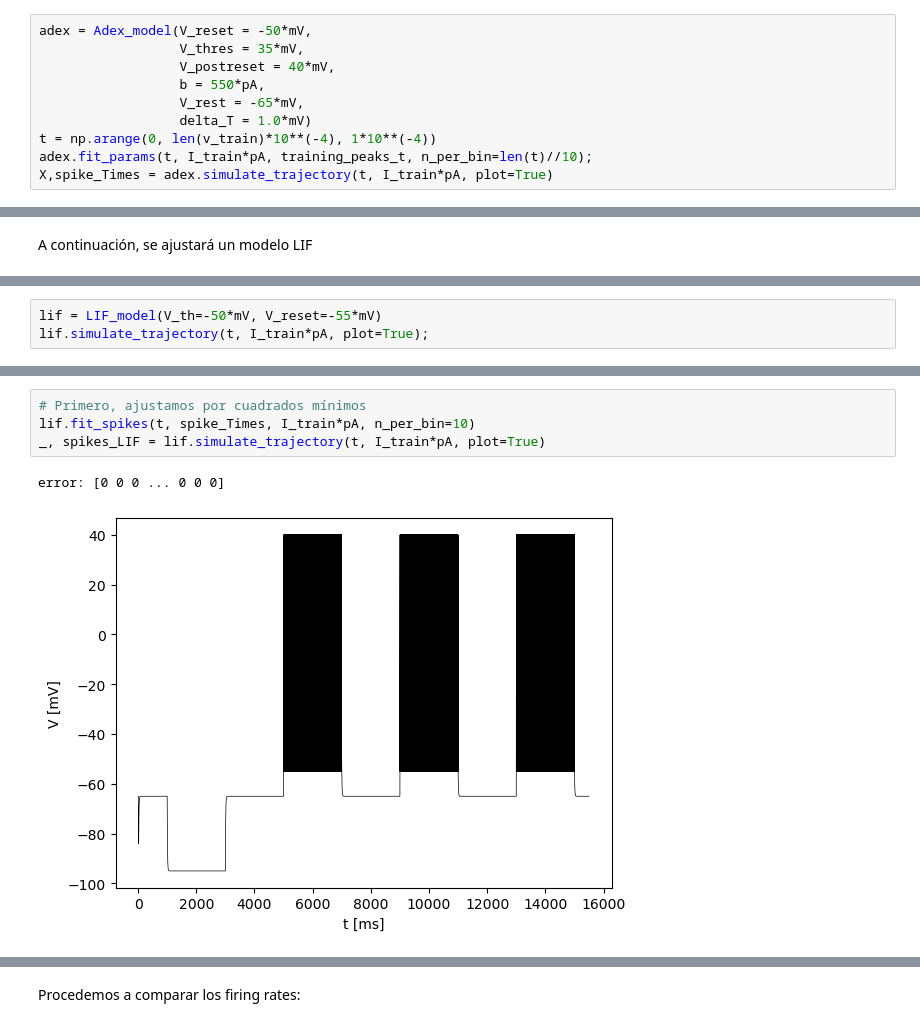
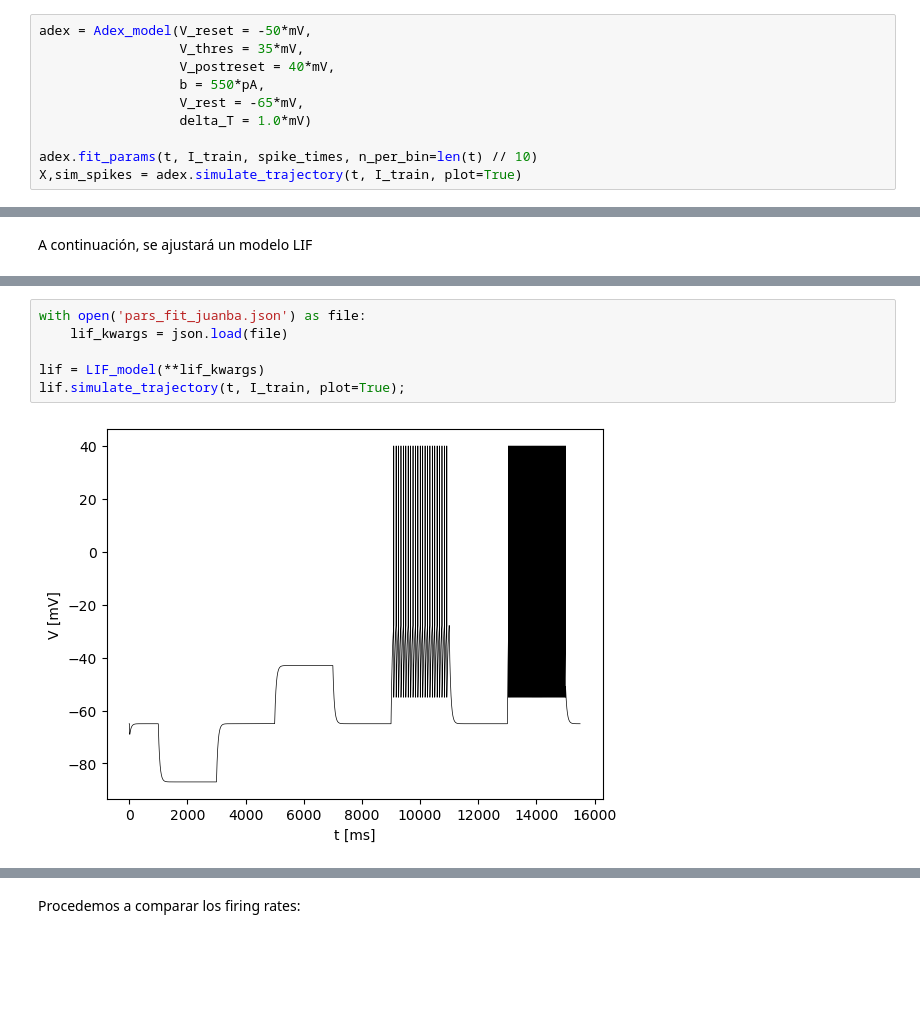
Before and after one commit to gonzagrau/Neuro-16-82, a Jupyter notebook: Trabajo Final/result_prelim_Grau_Gonzalez.ipynb, the cells around one changed output, grey strips where cells are left out. Cells and saved outputs as stored; diff of their text form; blank space fills up the shorter version.

```diff
--- a/Trabajo Final/result_prelim_Grau_Gonzalez.ipynb
+++ b/Trabajo Final/result_prelim_Grau_Gonzalez.ipynb
@@ -84,6 +92,6 @@ adex = Adex_model(V_reset = -50*mV,
                   b = 550*pA,
                   V_rest = -65*mV,
                   delta_T = 1.0*mV)
-t = np.arange(0, len(v_train)*10**(-4), 1*10**(-4))
-adex.fit_params(t, I_train*pA, training_peaks_t, n_per_bin=len(t)//10);
-X,spike_Times = adex.simulate_trajectory(t, I_train*pA, plot=True)
+
+adex.fit_params(t, I_train, spike_times, n_per_bin=len(t) // 10)
+X,sim_spikes = adex.simulate_trajectory(t, I_train, plot=True)
@@ -122,3 +116,0 @@ print(papafrita())
-# %%
-lif = LIF_model(V_th=-50*mV, V_reset=-55*mV)
-lif.simulate_trajectory(t, I_train*pA, plot=True);
@@ -127,9 +117,10 @@ lif.simulate_trajectory(t, I_train*pA, plot=True);
-# %%
-# Primero, ajustamos por cuadrados mínimos
-lif.fit_spikes(t, spike_Times, I_train*pA, n_per_bin=10)
-_, spikes_LIF = lif.simulate_trajectory(t, I_train*pA, plot=True)
-# %% [output]
-error: [0 0 0 ... 0 0 0]
-[figure, removed]
+# %%
+with open('pars_fit_juanba.json') as file:
+    lif_kwargs = json.load(file)
+
+lif = LIF_model(**lif_kwargs)
+lif.simulate_trajectory(t, I_train, plot=True);
+# %% [output]
+[figure, added]
 # %%
 lif.fit_spikes_GA(t,
```
Also changed, not shown: parts of 22 cells of this notebook, 6 other files.
